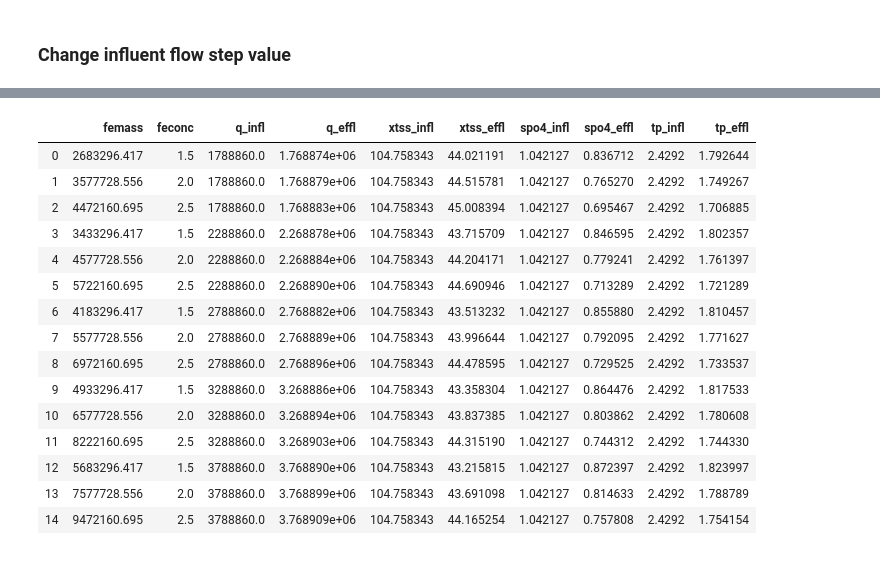
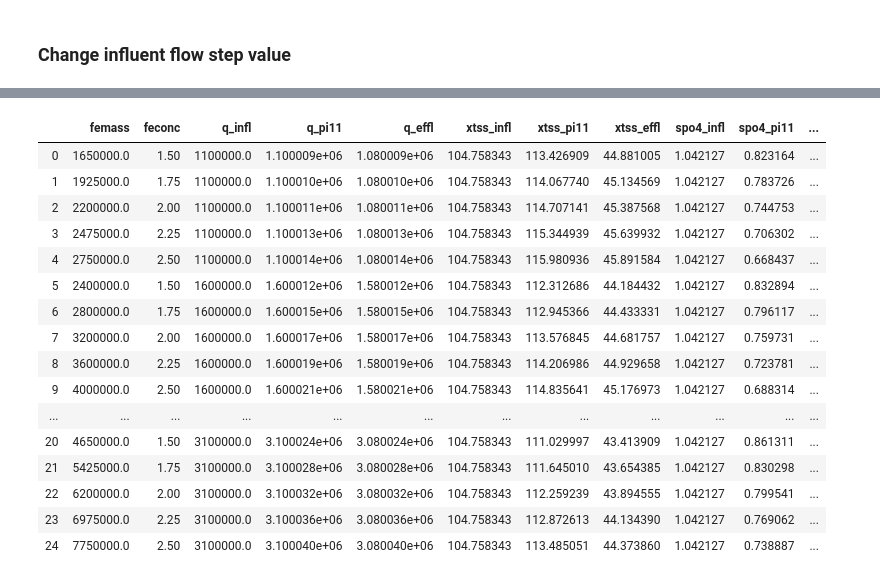
Before and after one commit to stroutm/sewerWRRF, a Jupyter notebook: SumoPythonPractice/Influent set chemP primary - step - flow-ferric.ipynb, the cells around one changed output, grey strips where cells are left out. Drawn from its saved outputs; the diff is of its cells as text; code cells hidden in the pictures.

Commit message:
Updated step and storm notebooks with plots and lin reg for infl flow, ferric dose, and P removal

```diff
--- a/SumoPythonPractice/Influent set chemP primary - step - flow-ferric.ipynb
+++ b/SumoPythonPractice/Influent set chemP primary - step - flow-ferric.ipynb
@@ -142,10 +155,10 @@ for j in stepMags_inflq:
         # Make a change to the original .tsv file
         r_influentTSV_data = pd.read_table(r_influentTSV, sep='\t')
 
-        inflq_steady = 2788864.278
+        inflq_steady = 2100000 #2788864.278
         femass_steady = 0.
 
-        for i in range(0,20):
+        for i in range(0,50):
             r_influentTSV_data["Sumo__Plant__Influent__param__Q"].values[i] = inflq_steady
         for i in range(20,50):
             r_influentTSV_data["Sumo__Plant__Influent__param__Q"].values[i] += j
@@ -153,7 +166,7 @@ for j in stepMags_inflq:
         for i in range(0,30):
             r_influentTSV_data["Sumo__Plant__Metal1__param__Femass"].values[i] = femass_steady
         for i in range(30,50):
-            r_influentTSV_data["Sumo__Plant__Metal1__param__Femass"].values[i] = k*r_influentTSV_data["Sumo__Plant__Influent__param__Q"].values[-1]
+            r_influentTSV_data["Sumo__Plant__Metal1__param__Femass"].values[i] = k*r_influentTSV_data["Sumo__Plant__Influent__param__Q"].values[i]
 
 
         # Write the changed .tsv file to a new file
@@ -171,6 +184,7 @@ for j in stepMags_inflq:
         # Rerun Sumo simulation
         t_set = []
         q_infl_set = []; xtss_infl_set = []; spo4_infl_set = []; tp_infl_set = []
+        q_pi11_set = []; xtss_pi11_set = []; spo4_pi11_set = []; tp_pi11_set = []
         q_effl_set = []; xtss_effl_set = []; spo4_effl_set = []; tp_effl_set = []
 
         sumo.run_model()
@@ -181,10 +195,10 @@ for j in stepMags_inflq:
         # Create dictionary of variables
         data_step = {}
         data_step['t'] = t_set
-        data_step['q_infl'] = q_infl_set; data_step['q_effl'] = q_effl_set
-        data_step['xtss_infl'] = xtss_infl_set; data_step['xtss_effl'] = xtss_effl_set
-        data_step['spo4_infl'] = spo4_infl_set; data_step['spo4_effl'] = spo4_effl_set
-        data_step['tp_infl'] = tp_infl_set; data_step['tp_effl'] = tp_effl_set
+        data_step['q_infl'] = q_infl_set; data_step['q_pi11'] = q_pi11_set; data_step['q_effl'] = q_effl_set
+        data_step['xtss_infl'] = xtss_infl_set; data_step['xtss_pi11'] = xtss_pi11_set; data_step['xtss_effl'] = xtss_effl_set
+        data_step['spo4_infl'] = spo4_infl_set; data_step['spo4_pi11'] = spo4_pi11_set; data_step['spo4_effl'] = spo4_effl_set
+        data_step['tp_infl'] = tp_infl_set; data_step['tp_pi11'] = tp_pi11_set; data_step['tp_effl'] = tp_effl_set
 
         # Create a pandas dataframe for this dictionary and index by time (t)
         df_step = pd.DataFrame.from_dict(data_step)
@@ -193,25 +207,28 @@ for j in stepMags_inflq:
         # Store summaries
         femass_list.append(r_influentTSV_data["Sumo__Plant__Metal1__param__Femass"].values[-1])
         feconc_list.append(k)
-        q_infl_list.append(data_step['q_infl'][-1]); q_effl_list.append(data_step['q_effl'][-1])
-        xtss_infl_list.append(data_step['xtss_infl'][-1]); xtss_effl_list.append(data_step['xtss_effl'][-1])
-        spo4_infl_list.append(data_step['spo4_infl'][-1]); spo4_effl_list.append(data_step['spo4_effl'][-1])
-        tp_infl_list.append(data_step['tp_infl'][-1]); tp_effl_list.append(data_step['tp_effl'][-1])
+        q_infl_list.append(data_step['q_infl'][-1]); q_pi11_list.append(data_step['q_pi11'][-1]); q_effl_list.append(data_step['q_effl'][-1])
+        xtss_infl_list.append(data_step['xtss_infl'][-1]); xtss_pi11_list.append(data_step['xtss_pi11'][-1]); xtss_effl_list.append(data_step['xtss_effl'][-1])
+        spo4_infl_list.append(data_step['spo4_infl'][-1]); spo4_pi11_list.append(data_step['spo4_pi11'][-1]); spo4_effl_list.append(data_step['spo4_effl'][-1])
+        tp_infl_list.append(data_step['tp_infl'][-1]); tp_pi11_list.append(data_step['tp_pi11'][-1]); tp_effl_list.append(data_step['tp_effl'][-1])
 
         # Plot timeseries comparing influent and effluent of each step trial
         axes[0].plot(data_step['t'], data_step['q_infl'], ':', label="Influent, q_infl step: " + str(j) + ", femass: " + str(k))
+        axes[0].plot(data_step['t'], data_step['q_pi11'], label="Pre 1clar, q_infl step: " + str(j) + ", femass: " + str(k))
         axes[0].plot(data_step['t'], data_step['q_effl'], label="Effluent, q_infl step: " + str(j) + ", femass: " + str(k))
 
         axes[1].plot(data_step['t'], data_step['spo4_infl'], ':', label="Influent, q_infl step: " + str(j) + ", femass: " + str(k))
+        axes[1].plot(data_step['t'], data_step['spo4_pi11'], label="Pre 1clar, q_infl step: " + str(j) + ", femass: " + str(k))
         axes[1].plot(data_step['t'], data_step['spo4_effl'], label="Effluent, q_infl step: " + str(j) + ", femass: " + str(k))
 
         axes[2].plot(data_step['t'], data_step['tp_infl'], ':', label="Influent, q_infl step: " + str(j) + ", femass: " + str(k))
+        axes[2].plot(data_step['t'], data_step['tp_pi11'], label="Pre 1clar, q_infl step: " + str(j) + ", femass: " + str(k))
         axes[2].plot(data_step['t'], data_step['tp_effl'], label="Effluent, q_infl step: " + str(j) + ", femass: " + str(k))
 
 axes[0].set_xlabel('Time')
 axes[0].set_ylabel('q')
 axes[0].set_xlim(10,50)
-axes[0].legend()
+#axes[0].legend()
 
 axes[1].set_xlabel('Time')
 axes[1].set_ylabel('spo4')
@@ -248,28 +265,29 @@ Step magnitude ferric chloride dose: 2.0
 # %%
 data_step_summ = {}
 data_step_summ['femass'] = femass_list; data_step_summ['feconc'] = feconc_list
-data_step_summ['q_infl'] = q_infl_list; data_step_summ['q_effl'] = q_effl_list
-data_step_summ['xtss_infl'] = xtss_infl_list; data_step_summ['xtss_effl'] = xtss_effl_list
-data_step_summ['spo4_infl'] = spo4_infl_list; data_step_summ['spo4_effl'] = spo4_effl_list
-data_step_summ['tp_infl'] = tp_infl_list; data_step_summ['tp_effl'] = tp_effl_list
+data_step_summ['q_infl'] = q_infl_list; data_step_summ['q_pi11'] = q_pi11_list; data_step_summ['q_effl'] = q_effl_list
+data_step_summ['xtss_infl'] = xtss_infl_list; data_step_summ['xtss_pi11'] = xtss_pi11_list; data_step_summ['xtss_effl'] = xtss_effl_list
+data_step_summ['spo4_infl'] = spo4_infl_list; data_step_summ['spo4_pi11'] = spo4_pi11_list; data_step_summ['spo4_effl'] = spo4_effl_list
+data_step_summ['tp_infl'] = tp_infl_list; data_step_summ['tp_pi11'] = tp_pi11_list; data_step_summ['tp_effl'] = tp_effl_list
 
 df_step_summ = pd.DataFrame.from_dict(data_step_summ)
 
 df_step_summ
 # %% [output]
-|  | femass | feconc | q_infl | q_effl | xtss_infl | xtss_effl | spo4_infl | spo4_effl | tp_infl | tp_effl |
-| 0 | 2683296.417 | 1.5 | 1788860.0 | 1.768874e+06 | 104.758343 | 44.021191 | 1.042127 | 0.836712 | 2.4292 | 1.792644 |
-| 1 | 3577728.556 | 2.0 | 1788860.0 | 1.768879e+06 | 104.758343 | 44.515781 | 1.042127 | 0.765270 | 2.4292 | 1.749267 |
-| 2 | 4472160.695 | 2.5 | 1788860.0 | 1.768883e+06 | 104.758343 | 45.008394 | 1.042127 | 0.695467 | 2.4292 | 1.706885 |
-| 3 | 3433296.417 | 1.5 | 2288860.0 | 2.268878e+06 | 104.758343 | 43.715709 | 1.042127 | 0.846595 | 2.4292 | 1.802357 |
-| 4 | 4577728.556 | 2.0 | 2288860.0 | 2.268884e+06 | 104.758343 | 44.204171 | 1.042127 | 0.779241 | 2.4292 | 1.761397 |
-| 5 | 5722160.695 | 2.5 | 2288860.0 | 2.268890e+06 | 104.758343 | 44.690946 | 1.042127 | 0.713289 | 2.4292 | 1.721289 |
-| 6 | 4183296.417 | 1.5 | 2788860.0 | 2.768882e+06 | 104.758343 | 43.513232 | 1.042127 | 0.855880 | 2.4292 | 1.810457 |
-| 7 | 5577728.556 | 2.0 | 2788860.0 | 2.768889e+06 | 104.758343 | 43.996644 | 1.042127 | 0.792095 | 2.4292 | 1.771627 |
-| 8 | 6972160.695 | 2.5 | 2788860.0 | 2.768896e+06 | 104.758343 | 44.478595 | 1.042127 | 0.729525 | 2.4292 | 1.733537 |
-| 9 | 4933296.417 | 1.5 | 3288860.0 | 3.268886e+06 | 104.758343 | 43.358304 | 1.042127 | 0.864476 | 2.4292 | 1.817533 |
-| 10 | 6577728.556 | 2.0 | 3288860.0 | 3.268894e+06 | 104.758343 | 43.837385 | 1.042127 | 0.803862 | 2.4292 | 1.780608 |
-| 11 | 8222160.695 | 2.5 | 3288860.0 | 3.268903e+06 | 104.758343 | 44.315190 | 1.042127 | 0.744312 | 2.4292 | 1.744330 |
-| 12 | 5683296.417 | 1.5 | 3788860.0 | 3.768890e+06 | 104.758343 | 43.215815 | 1.042127 | 0.872397 | 2.4292 | 1.823997 |
-| 13 | 7577728.556 | 2.0 | 3788860.0 | 3.768899e+06 | 104.758343 | 43.691098 | 1.042127 | 0.814633 | 2.4292 | 1.788789 |
-| 14 | 9472160.695 | 2.5 | 3788860.0 | 3.768909e+06 | 104.758343 | 44.165254 | 1.042127 | 0.757808 | 2.4292 | 1.754154 |
+|  | femass | feconc | q_infl | q_pi11 | q_effl | xtss_infl | xtss_pi11 | xtss_effl | spo4_infl | spo4_pi11 | ... |
+| 0 | 1650000.0 | 1.50 | 1100000.0 | 1.100009e+06 | 1.080009e+06 | 104.758343 | 113.426909 | 44.881005 | 1.042127 | 0.823164 | ... |
+| 1 | 1925000.0 | 1.75 | 1100000.0 | 1.100010e+06 | 1.080010e+06 | 104.758343 | 114.067740 | 45.134569 | 1.042127 | 0.783726 | ... |
+| 2 | 2200000.0 | 2.00 | 1100000.0 | 1.100011e+06 | 1.080011e+06 | 104.758343 | 114.707141 | 45.387568 | 1.042127 | 0.744753 | ... |
+| 3 | 2475000.0 | 2.25 | 1100000.0 | 1.100013e+06 | 1.080013e+06 | 104.758343 | 115.344939 | 45.639932 | 1.042127 | 0.706302 | ... |
+| 4 | 2750000.0 | 2.50 | 1100000.0 | 1.100014e+06 | 1.080014e+06 | 104.758343 | 115.980936 | 45.891584 | 1.042127 | 0.668437 | ... |
+| 5 | 2400000.0 | 1.50 | 1600000.0 | 1.600012e+06 | 1.580012e+06 | 104.758343 | 112.312686 | 44.184432 | 1.042127 | 0.832894 | ... |
+| 6 | 2800000.0 | 1.75 | 1600000.0 | 1.600015e+06 | 1.580015e+06 | 104.758343 | 112.945366 | 44.433331 | 1.042127 | 0.796117 | ... |
+| 7 | 3200000.0 | 2.00 | 1600000.0 | 1.600017e+06 | 1.580017e+06 | 104.758343 | 113.576845 | 44.681757 | 1.042127 | 0.759731 | ... |
+| 8 | 3600000.0 | 2.25 | 1600000.0 | 1.600019e+06 | 1.580019e+06 | 104.758343 | 114.206986 | 44.929658 | 1.042127 | 0.723781 | ... |
+| 9 | 4000000.0 | 2.50 | 1600000.0 | 1.600021e+06 | 1.580021e+06 | 104.758343 | 114.835641 | 45.176973 | 1.042127 | 0.688314 | ... |
+| ... | ... | ... | ... | ... | ... | ... | ... | ... | ... | ... | ... |
+| 20 | 4650000.0 | 1.50 | 3100000.0 | 3.100024e+06 | 3.080024e+06 | 104.758343 | 111.029997 | 43.413909 | 1.042127 | 0.861311 | ... |
+| 21 | 5425000.0 | 1.75 | 3100000.0 | 3.100028e+06 | 3.080028e+06 | 104.758343 | 111.645010 | 43.654385 | 1.042127 | 0.830298 | ... |
+| 22 | 6200000.0 | 2.00 | 3100000.0 | 3.100032e+06 | 3.080032e+06 | 104.758343 | 112.259239 | 43.894555 | 1.042127 | 0.799541 | ... |
+| 23 | 6975000.0 | 2.25 | 3100000.0 | 3.100036e+06 | 3.080036e+06 | 104.758343 | 112.872613 | 44.134390 | 1.042127 | 0.769062 | ... |
+| 24 | 7750000.0 | 2.50 | 3100000.0 | 3.100040e+06 | 3.080040e+06 | 104.758343 | 113.485051 | 44.373860 | 1.042127 | 0.738887 | ... |
```
Also changed, not shown: parts of 13 cells of this notebook, 2 other files.
